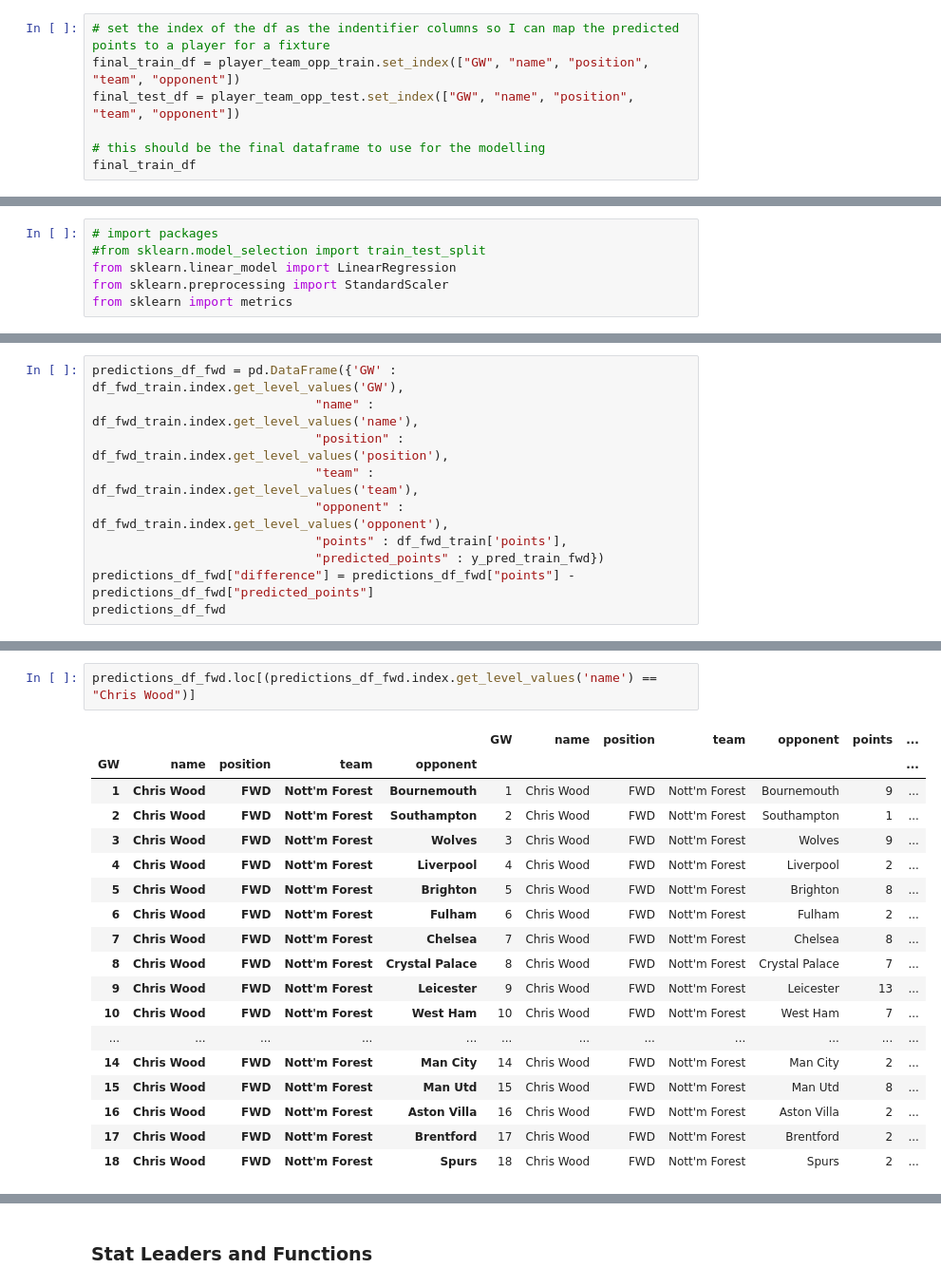
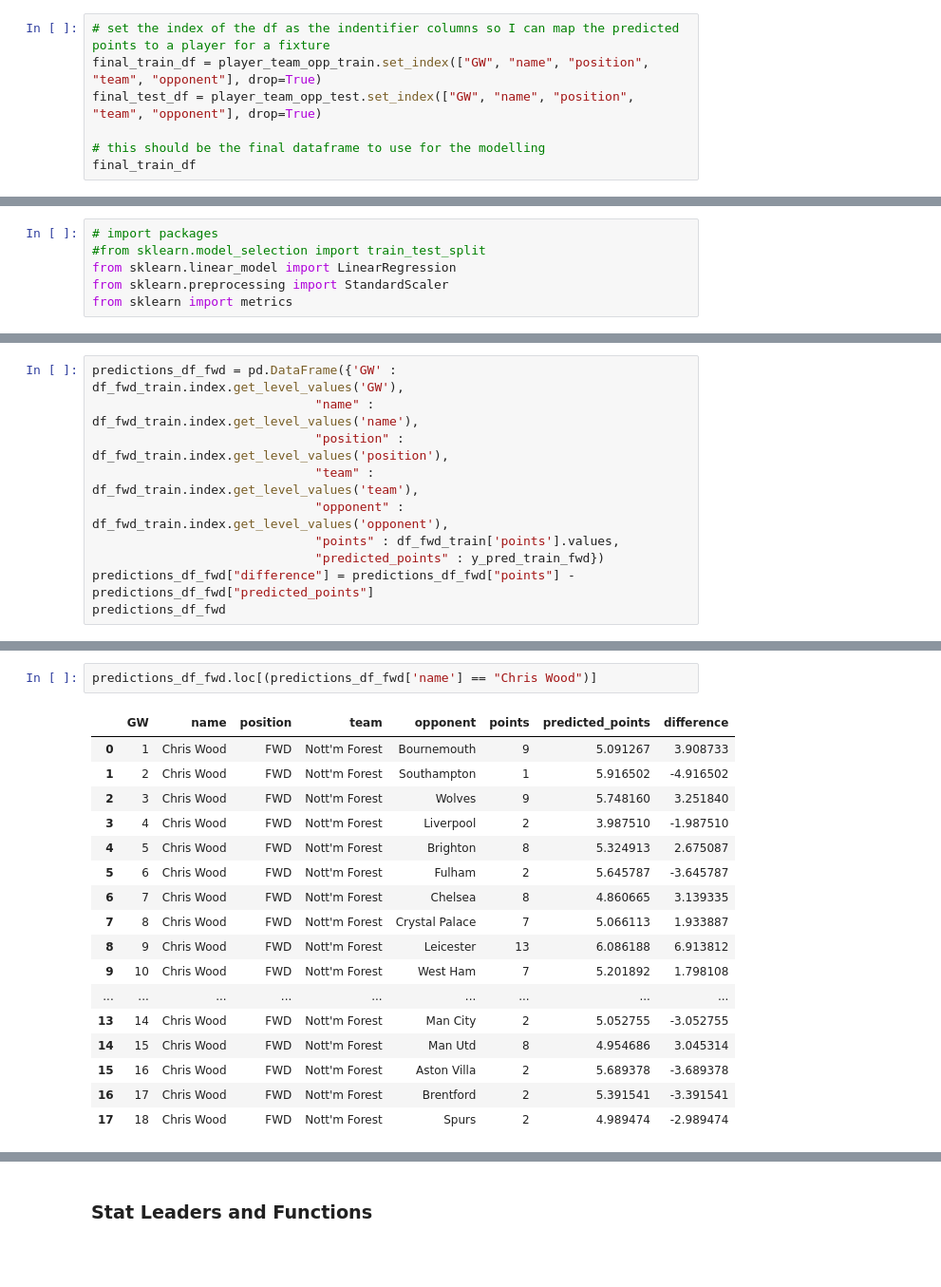
Before and after one commit to mattfurey1/fpl_points_predictor, a Jupyter notebook: project.ipynb, the cells around one changed output, grey strips where cells are left out. Shown at 95% size. Saved outputs shown, nothing was run; the diff lists cells and outputs as text; blank space fills up the shorter version.

```diff
--- a/project.ipynb
+++ b/project.ipynb
@@ -521,7 +514,7 @@ player_team_opp_test = player_team_opp_test.drop(columns=["fixture", "team_oppon
 # %%
 # set the index of the df as the indentifier columns so I can map the predicted points to a player for a fixture
-final_train_df = player_team_opp_train.set_index(["GW", "name", "position", "team", "opponent"])
-final_test_df = player_team_opp_test.set_index(["GW", "name", "position", "team", "opponent"])
+final_train_df = player_team_opp_train.set_index(["GW", "name", "position", "team", "opponent"], drop=True)
+final_test_df = player_team_opp_test.set_index(["GW", "name", "position", "team", "opponent"], drop=True)
 
 # this should be the final dataframe to use for the modelling
 final_train_df
@@ -693,7 +845,7 @@ predictions_df_fwd = pd.DataFrame({'GW' : df_fwd_train.index.get_level_values('G
                               "position" : df_fwd_train.index.get_level_values('position'),
                               "team" : df_fwd_train.index.get_level_values('team'),
                               "opponent" : df_fwd_train.index.get_level_values('opponent'),
-                              "points" : df_fwd_train['points'],
+                              "points" : df_fwd_train['points'].values,
                               "predicted_points" : y_pred_train_fwd})
 predictions_df_fwd["difference"] = predictions_df_fwd["points"] - predictions_df_fwd["predicted_points"]
 predictions_df_fwd
@@ -714,22 +865,21 @@ predictions_df_fwd
 594 rows × 8 columns
 # %%
-predictions_df_fwd.loc[(predictions_df_fwd.index.get_level_values('name') == "Chris Wood")]
+predictions_df_fwd.loc[(predictions_df_fwd['name'] == "Chris Wood")]
 # %% [output]
-|  |  |  |  |  | GW | name | position | team | opponent | points | ... |
-| GW | name | position | team | opponent |  |  |  |  |  |  | ... |
-| 1 | Chris Wood | FWD | Nott'm Forest | Bournemouth | 1 | Chris Wood | FWD | Nott'm Forest | Bournemouth | 9 | ... |
-| 2 | Chris Wood | FWD | Nott'm Forest | Southampton | 2 | Chris Wood | FWD | Nott'm Forest | Southampton | 1 | ... |
-| 3 | Chris Wood | FWD | Nott'm Forest | Wolves | 3 | Chris Wood | FWD | Nott'm Forest | Wolves | 9 | ... |
-| 4 | Chris Wood | FWD | Nott'm Forest | Liverpool | 4 | Chris Wood | FWD | Nott'm Forest | Liverpool | 2 | ... |
-| 5 | Chris Wood | FWD | Nott'm Forest | Brighton | 5 | Chris Wood | FWD | Nott'm Forest | Brighton | 8 | ... |
-| 6 | Chris Wood | FWD | Nott'm Forest | Fulham | 6 | Chris Wood | FWD | Nott'm Forest | Fulham | 2 | ... |
-| 7 | Chris Wood | FWD | Nott'm Forest | Chelsea | 7 | Chris Wood | FWD | Nott'm Forest | Chelsea | 8 | ... |
-| 8 | Chris Wood | FWD | Nott'm Forest | Crystal Palace | 8 | Chris Wood | FWD | Nott'm Forest | Crystal Palace | 7 | ... |
-| 9 | Chris Wood | FWD | Nott'm Forest | Leicester | 9 | Chris Wood | FWD | Nott'm Forest | Leicester | 13 | ... |
-| 10 | Chris Wood | FWD | Nott'm Forest | West Ham | 10 | Chris Wood | FWD | Nott'm Forest | West Ham | 7 | ... |
-| ... | ... | ... | ... | ... | ... | ... | ... | ... | ... | ... | ... |
-| 14 | Chris Wood | FWD | Nott'm Forest | Man City | 14 | Chris Wood | FWD | Nott'm Forest | Man City | 2 | ... |
-| 15 | Chris Wood | FWD | Nott'm Forest | Man Utd | 15 | Chris Wood | FWD | Nott'm Forest | Man Utd | 8 | ... |
-| 16 | Chris Wood | FWD | Nott'm Forest | Aston Villa | 16 | Chris Wood | FWD | Nott'm Forest | Aston Villa | 2 | ... |
-| 17 | Chris Wood | FWD | Nott'm Forest | Brentford | 17 | Chris Wood | FWD | Nott'm Forest | Brentford | 2 | ... |
-| 18 | Chris Wood | FWD | Nott'm Forest | Spurs | 18 | Chris Wood | FWD | Nott'm Forest | Spurs | 2 | ... |
+|  | GW | name | position | team | opponent | points | predicted_points | difference |
+| 0 | 1 | Chris Wood | FWD | Nott'm Forest | Bournemouth | 9 | 5.091267 | 3.908733 |
+| 1 | 2 | Chris Wood | FWD | Nott'm Forest | Southampton | 1 | 5.916502 | -4.916502 |
+| 2 | 3 | Chris Wood | FWD | Nott'm Forest | Wolves | 9 | 5.748160 | 3.251840 |
+| 3 | 4 | Chris Wood | FWD | Nott'm Forest | Liverpool | 2 | 3.987510 | -1.987510 |
+| 4 | 5 | Chris Wood | FWD | Nott'm Forest | Brighton | 8 | 5.324913 | 2.675087 |
+| 5 | 6 | Chris Wood | FWD | Nott'm Forest | Fulham | 2 | 5.645787 | -3.645787 |
+| 6 | 7 | Chris Wood | FWD | Nott'm Forest | Chelsea | 8 | 4.860665 | 3.139335 |
+| 7 | 8 | Chris Wood | FWD | Nott'm Forest | Crystal Palace | 7 | 5.066113 | 1.933887 |
+| 8 | 9 | Chris Wood | FWD | Nott'm Forest | Leicester | 13 | 6.086188 | 6.913812 |
+| 9 | 10 | Chris Wood | FWD | Nott'm Forest | West Ham | 7 | 5.201892 | 1.798108 |
+| ... | ... | ... | ... | ... | ... | ... | ... | ... |
+| 13 | 14 | Chris Wood | FWD | Nott'm Forest | Man City | 2 | 5.052755 | -3.052755 |
+| 14 | 15 | Chris Wood | FWD | Nott'm Forest | Man Utd | 8 | 4.954686 | 3.045314 |
+| 15 | 16 | Chris Wood | FWD | Nott'm Forest | Aston Villa | 2 | 5.689378 | -3.689378 |
+| 16 | 17 | Chris Wood | FWD | Nott'm Forest | Brentford | 2 | 5.391541 | -3.391541 |
+| 17 | 18 | Chris Wood | FWD | Nott'm Forest | Spurs | 2 | 4.989474 | -2.989474 |
```
Also changed, not shown: parts of 29 cells of this notebook.
